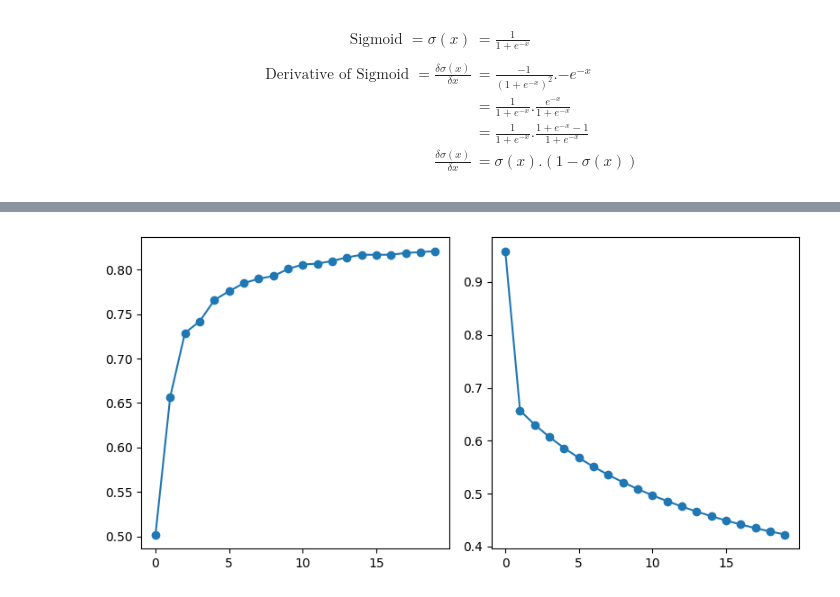
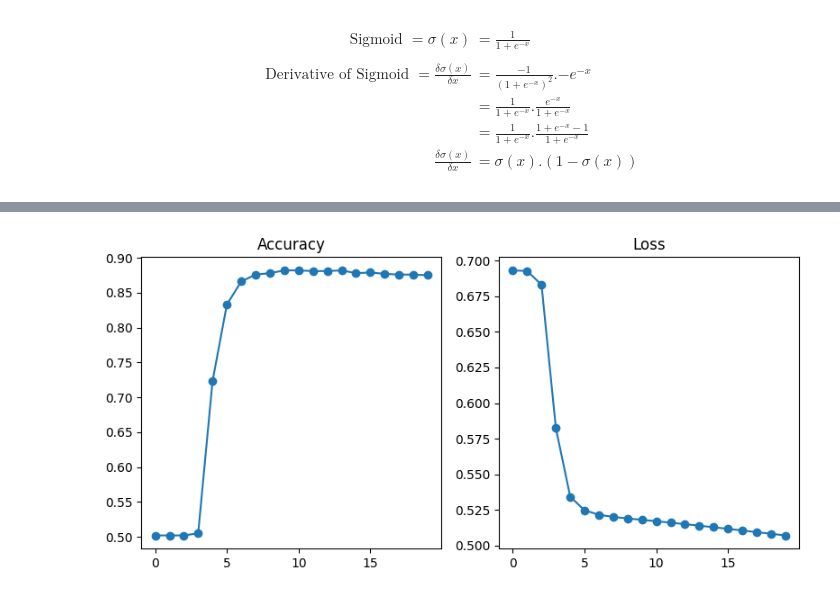
Before and after one commit to NishantBaheti/DeepLearningGuideBook, a Jupyter notebook: notebooks/nn_from_scratch.ipynb, the cells around one changed output, grey strips where cells are left out. Drawn from its saved outputs; the diff is of its cells as text; code cells hidden in the pictures.

```diff
--- a/notebooks/nn_from_scratch.ipynb
+++ b/notebooks/nn_from_scratch.ipynb
@@ -141,42 +205,46 @@ n_layer_1_nodes = 10
 
 n_final_output = 1
 
-w1 = np.random.rand(n_features, n_layer_1_nodes)
-b1 = np.random.rand(n_layer_1_nodes, 1)
+w1 = np.random.rand(n_features, n_layer_1_nodes) * 0.01
+b1 = np.random.rand(n_layer_1_nodes, 1) * 0.01
 
-w2 = np.random.rand(n_layer_1_nodes, n_final_output)
-b2 = np.random.rand(n_final_output, 1)
+w2 = np.random.rand(n_layer_1_nodes, n_final_output) * 0.01
+b2 = np.random.rand(n_final_output, 1) * 0.01
 
 loss_history = []
 accuracy_history = []
-lr = 0.0001
+lr = 0.001
 
 
 for epoch in range(1000):
 
     a2, a1, z2, z1 = forward(X, w1, b1, w2, b2)
     da2, da1, dz2, dz1, dw2, dw1, db2, db1 = backward(X, y, a1, a2, w1, b1, w2, b2)
 
     w2 = w2 - (lr * dw2)
     b2 = b2 - (lr * db2)
 
     w1 = w1 - (lr * dw1)
     b1 = b1 - (lr * db1)
 
     if epoch % 50 == 0:
 
         prediction, _, _, _ = forward(X, w1, b1, w2, b2)
         loss_val = loss(Y, prediction)
         accuracy_val = accuracy(Y, prediction)
 
         loss_history.append(loss_val)
         accuracy_history.append(accuracy_val)
 a2.shape
 fig, ax = plt.subplots(1, 2, figsize=(8, 4))
 ax[0].plot(accuracy_history, "o-")
+ax[0].set_title("Accuracy")
+
 ax[1].plot(loss_history, "o-")
+ax[1].set_title("Loss")
+
 
 fig.tight_layout()
 fig.show(warn=False)
 # %% [output]
-[figure, old version]
+[figure, new version]
```
Also changed, not shown: parts of 9 cells of this notebook, 1 other file.
